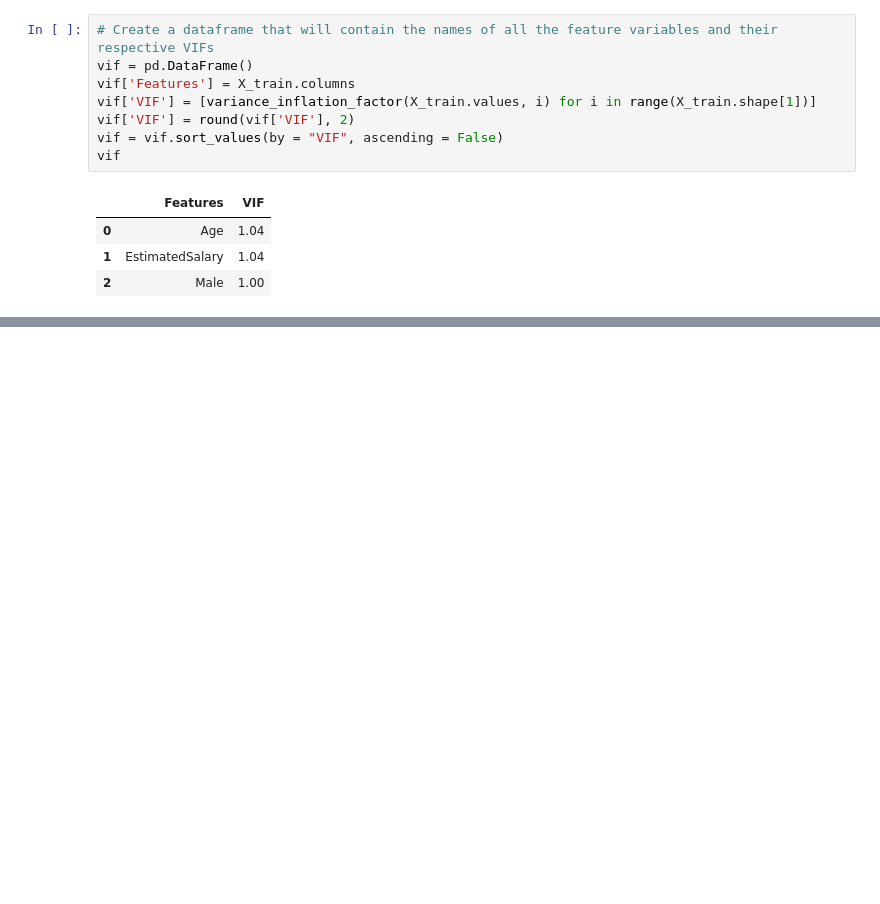
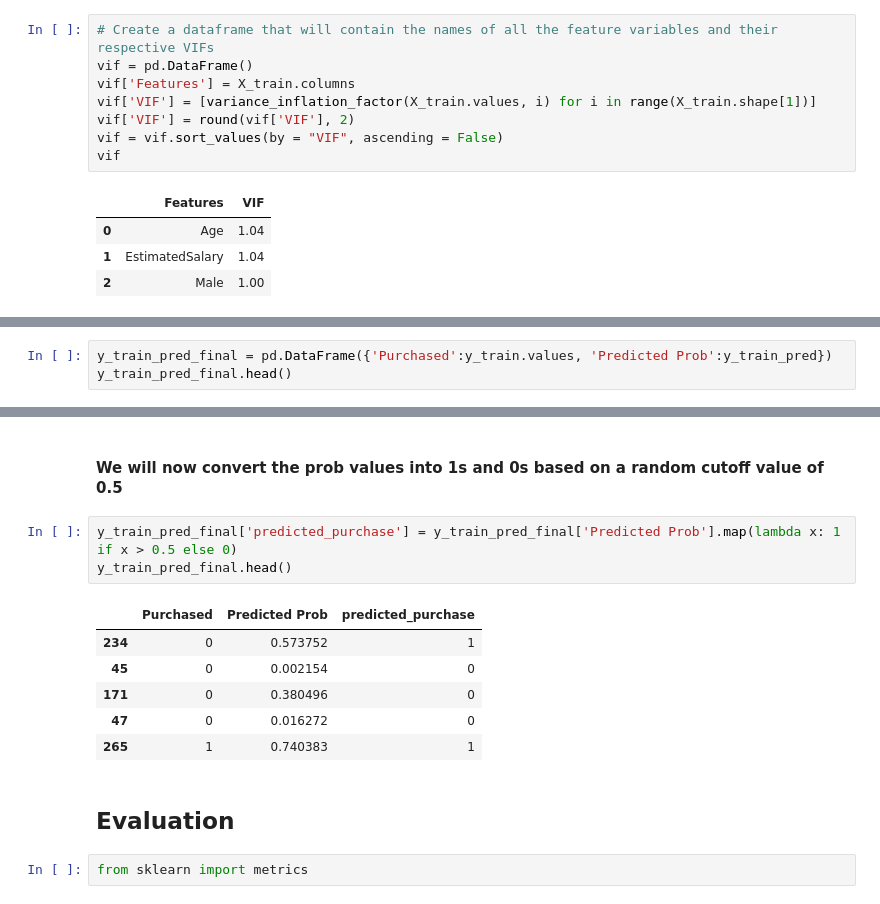
Before and after one commit to gautham95/car_purchase_prediction, a Jupyter notebook: Car Purchase Prediction.ipynb, the cells around one changed output, grey strips where cells are left out. Drawn from its saved outputs; the diff is of its cells as text; blank space fills up the shorter version.

```diff
--- a/Car Purchase Prediction.ipynb
+++ b/Car Purchase Prediction.ipynb
@@ -311,0 +398,3 @@ vif
+# %%
+y_train_pred_final = pd.DataFrame({'Purchased':y_train.values, 'Predicted Prob':y_train_pred})
+y_train_pred_final.head()
@@ -311,0 +408,16 @@ vif
+# %% [markdown]
+#### We will now convert the prob values into 1s and 0s based on a random cutoff value of 0.5
+# %%
+y_train_pred_final['predicted_purchase'] = y_train_pred_final['Predicted Prob'].map(lambda x: 1 if x > 0.5 else 0)
+y_train_pred_final.head()
+# %% [output]
+|  | Purchased | Predicted Prob | predicted_purchase |
+| 234 | 0 | 0.573752 | 1 |
+| 45 | 0 | 0.002154 | 0 |
+| 171 | 0 | 0.380496 | 0 |
+| 47 | 0 | 0.016272 | 0 |
+| 265 | 1 | 0.740383 | 1 |
+# %% [markdown]
+## Evaluation
+# %%
+from sklearn import metrics
```
Also changed, not shown: parts of 15 cells of this notebook.
